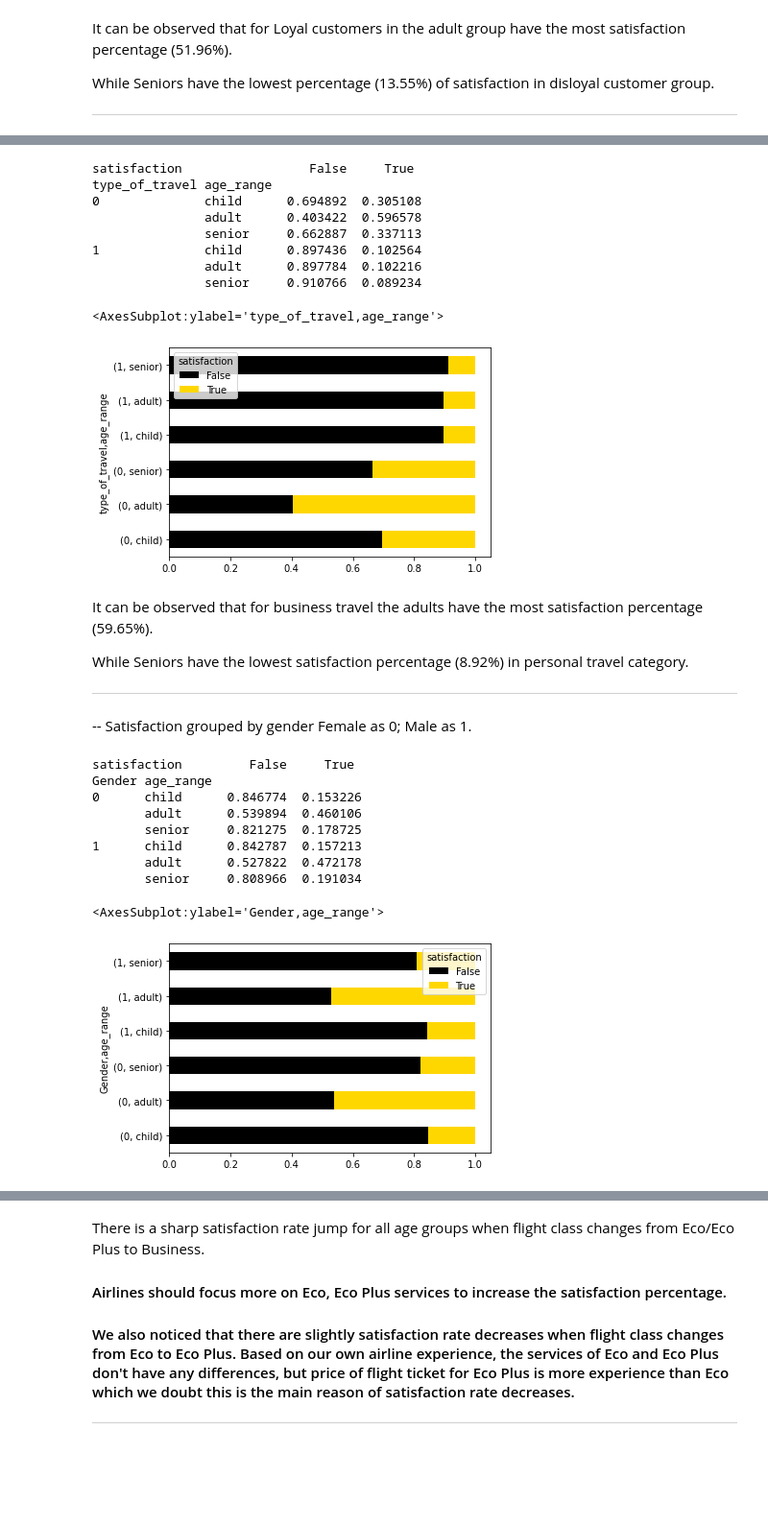
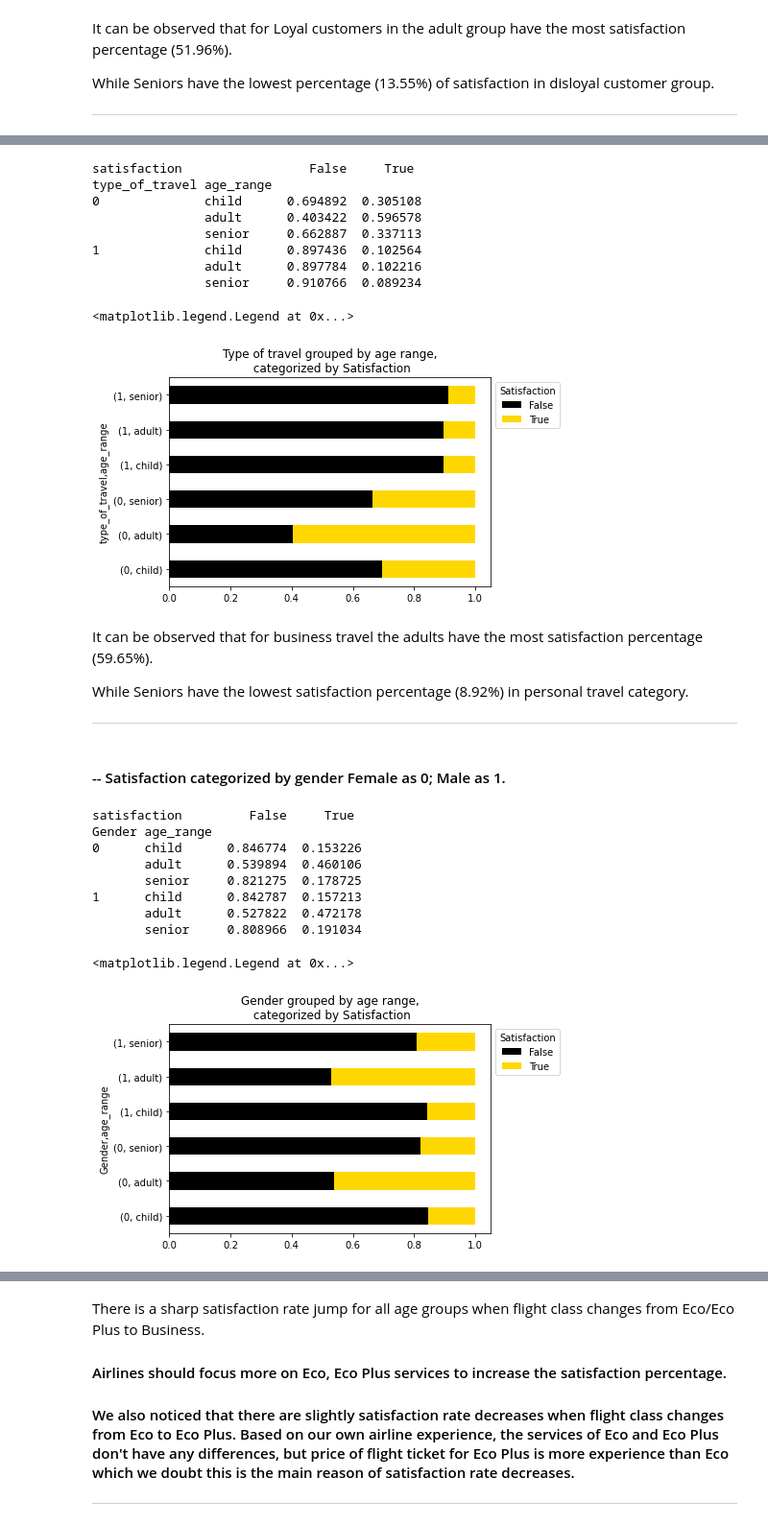
Before and after one commit to wangrenfeng0/Machine-Learning-I, a Jupyter notebook: Project 1_Monday.ipynb, the cells around one changed output, grey strips where cells are left out. Shown at 96% size. Cells and saved outputs as stored; diff of their text form; code cells hidden in the pictures; blank space fills up the shorter version.

```diff
--- a/Project 1_Monday.ipynb
+++ b/Project 1_Monday.ipynb
@@ -283,6 +308,8 @@ satisfaction_counts = pd.crosstab([airline_df['type_of_travel'],airline_df['age_
 satisfaction_rates = satisfaction_counts.div(satisfaction_counts.sum(1).astype(float),axis=0)
 print(satisfaction_rates)
 satisfaction_rates.plot(kind='barh',stacked=True,color=['black','gold'])
+plt.title('Type of travel grouped by age range,\n categorized by Satisfaction')
+plt.legend(title='Satisfaction', bbox_to_anchor=(1,1), loc=2)
 # %% [output]
 satisfaction                 False     True
 type_of_travel age_range
@@ -292,8 +319,8 @@ type_of_travel age_range
 1              child      0.897436  0.102564
                adult      0.897784  0.102216
                senior     0.910766  0.089234
-<AxesSubplot:ylabel='type_of_travel,age_range'>
+<matplotlib.legend.Legend at 0x...>
-[figure, old version]
+[figure, new version]
 # %% [markdown]
  It can be observed that for business travel the adults have the most satisfaction percentage (59.65%).
 
@@ -301,23 +328,25 @@ type_of_travel age_range
 
 --------------------------------
 # %% [markdown]
--- Satisfaction grouped by gender  Female as 0; Male as 1.
+#### -- Satisfaction categorized by gender  Female as 0; Male as 1.
 # %%
 satisfaction_counts = pd.crosstab([airline_df['Gender'],airline_df['age_range']],airline_df.satisfaction.astype(bool))
 satisfaction_rates = satisfaction_counts.div(satisfaction_counts.sum(1).astype(float),axis=0)
 print(satisfaction_rates)
 satisfaction_rates.plot(kind='barh',stacked=True,color=['black','gold'])
+plt.title('Gender grouped by age range,\n categorized by Satisfaction')
+plt.legend(title='Satisfaction', bbox_to_anchor=(1,1), loc=2)
 # %% [output]
 satisfaction         False     True
 Gender age_range
 0      child      0.846774  0.153226
        adult      0.539894  0.460106
        senior     0.821275  0.178725
 1      child      0.842787  0.157213
        adult      0.527822  0.472178
        senior     0.808966  0.191034
-<AxesSubplot:ylabel='Gender,age_range'>
+<matplotlib.legend.Legend at 0x...>
-[figure, old version]
+[figure, new version]
 # %% [markdown]
 Both male and female show the almost same satisfaction percentage.
 
```
Also changed, not shown: parts of 68 cells of this notebook.
